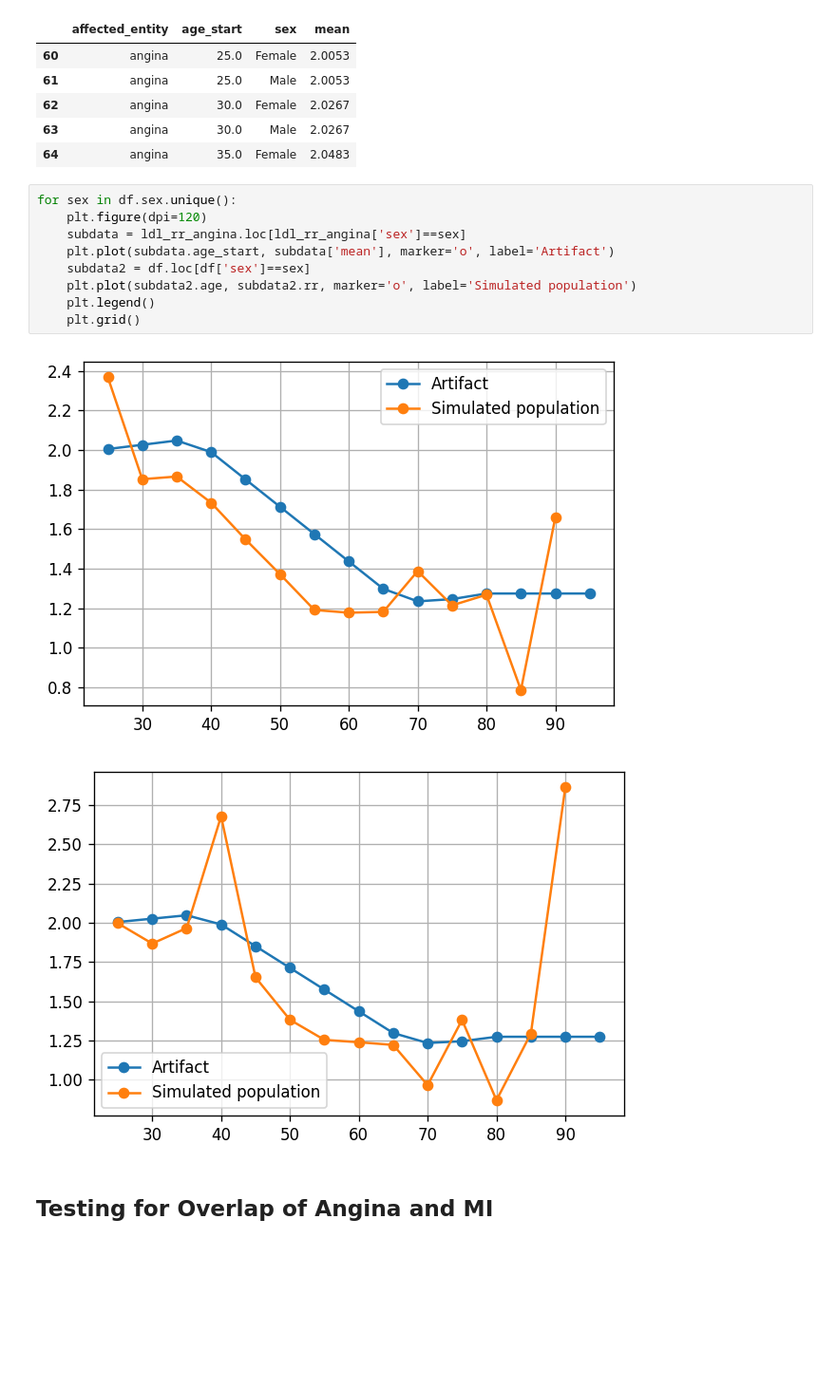
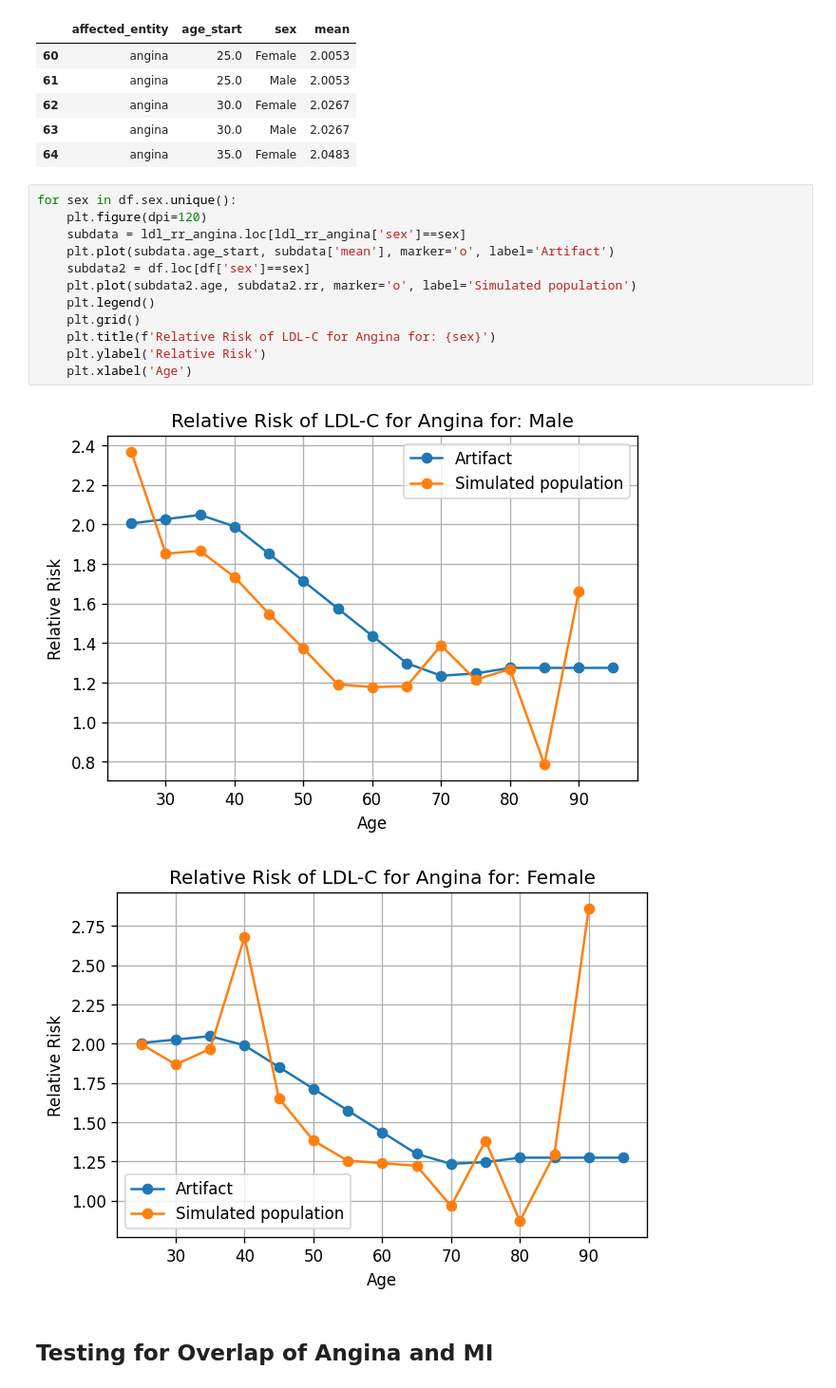
Before and after one commit to ihmeuw/vivarium_research_nih_us_cvd, a Jupyter notebook: Interactive_Model3_VV.ipynb, the cells around one changed output. Shown at 95% size. Cells and saved outputs as stored; diff of their text form; blank space fills up the shorter version.

```diff
--- a/Interactive_Model3_VV.ipynb
+++ b/Interactive_Model3_VV.ipynb
@@ -1100,15 +1100,18 @@ ldl_rr_angina.head()
 # %%
 for sex in df.sex.unique():
     plt.figure(dpi=120)
     subdata = ldl_rr_angina.loc[ldl_rr_angina['sex']==sex]
     plt.plot(subdata.age_start, subdata['mean'], marker='o', label='Artifact')
     subdata2 = df.loc[df['sex']==sex]
     plt.plot(subdata2.age, subdata2.rr, marker='o', label='Simulated population')
     plt.legend()
     plt.grid()
+    plt.title(f'Relative Risk of LDL-C for Angina for: {sex}')
+    plt.ylabel('Relative Risk')
+    plt.xlabel('Age')
 # %% [output]
-[figure, old version]
+[figure, new version]
-[figure, old version]
+[figure, new version]
 # %% [markdown]
 ## Testing for Overlap of Angina and MI
 # %%
```
Also changed, not shown: 2 other files.
